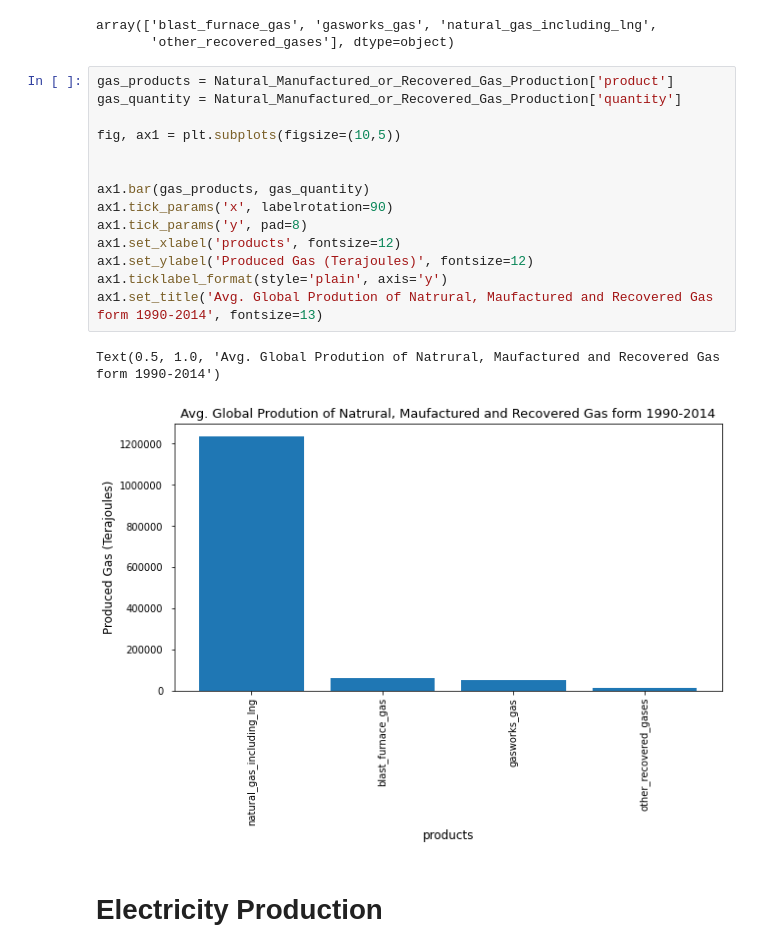
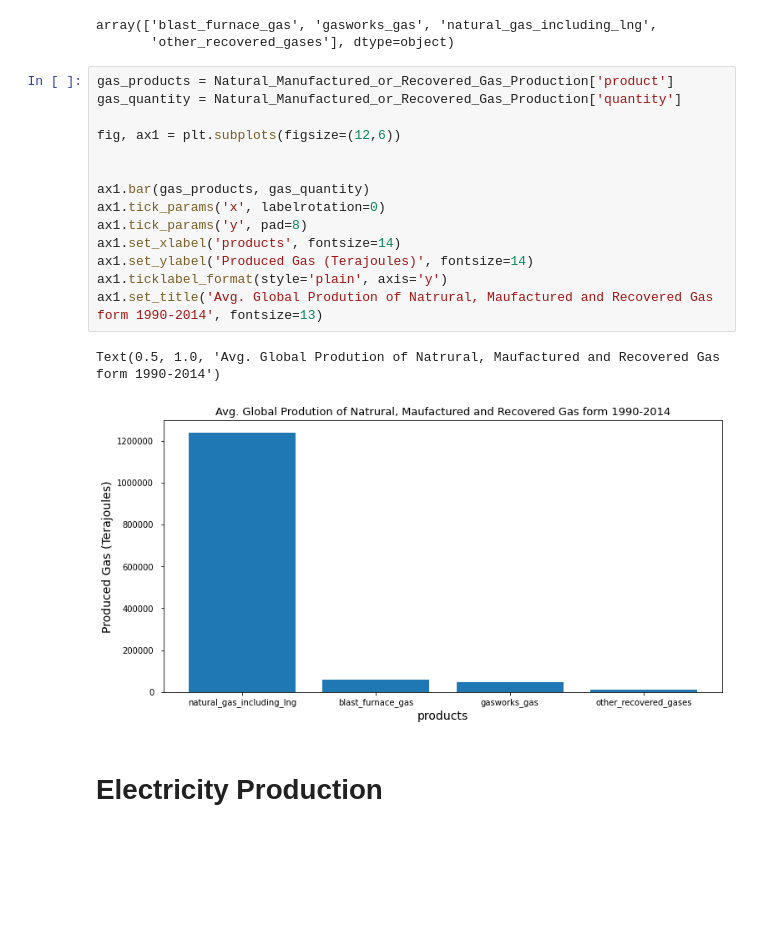
Before and after one commit to philipayazi/International-Energy-Statistics, a Jupyter notebook: International_Energy_Statistics.ipynb, the cells around one changed output. Cells and saved outputs as stored; diff of their text form; blank space fills up the shorter version.

```diff
--- a/International_Energy_Statistics.ipynb
+++ b/International_Energy_Statistics.ipynb
@@ -444,19 +444,19 @@ array(['blast_furnace_gas', 'gasworks_gas', 'natural_gas_including_lng',
 # %%
 gas_products = Natural_Manufactured_or_Recovered_Gas_Production['product']
 gas_quantity = Natural_Manufactured_or_Recovered_Gas_Production['quantity']
 
-fig, ax1 = plt.subplots(figsize=(10,5))
+fig, ax1 = plt.subplots(figsize=(12,6))
 
 
 ax1.bar(gas_products, gas_quantity)
-ax1.tick_params('x', labelrotation=90)
+ax1.tick_params('x', labelrotation=0)
 ax1.tick_params('y', pad=8)
-ax1.set_xlabel('products', fontsize=12)
-ax1.set_ylabel('Produced Gas (Terajoules)', fontsize=12)
+ax1.set_xlabel('products', fontsize=14)
+ax1.set_ylabel('Produced Gas (Terajoules)', fontsize=14)
 ax1.ticklabel_format(style='plain', axis='y')
 ax1.set_title('Avg. Global Prodution of Natrural, Maufactured and Recovered Gas form 1990-2014', fontsize=13)
 # %% [output]
 Text(0.5, 1.0, 'Avg. Global Prodution of Natrural, Maufactured and Recovered Gas form 1990-2014')
-[figure, old version]
+[figure, new version]
 # %% [markdown]
 # Electricity Production
```
Also changed, not shown: parts of 14 cells of this notebook.
